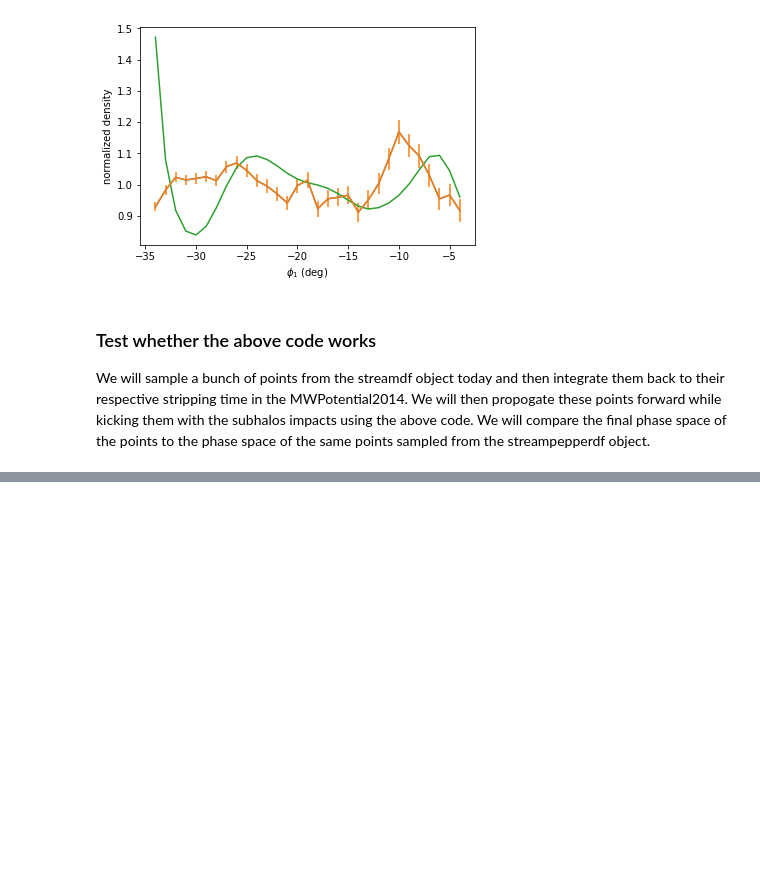
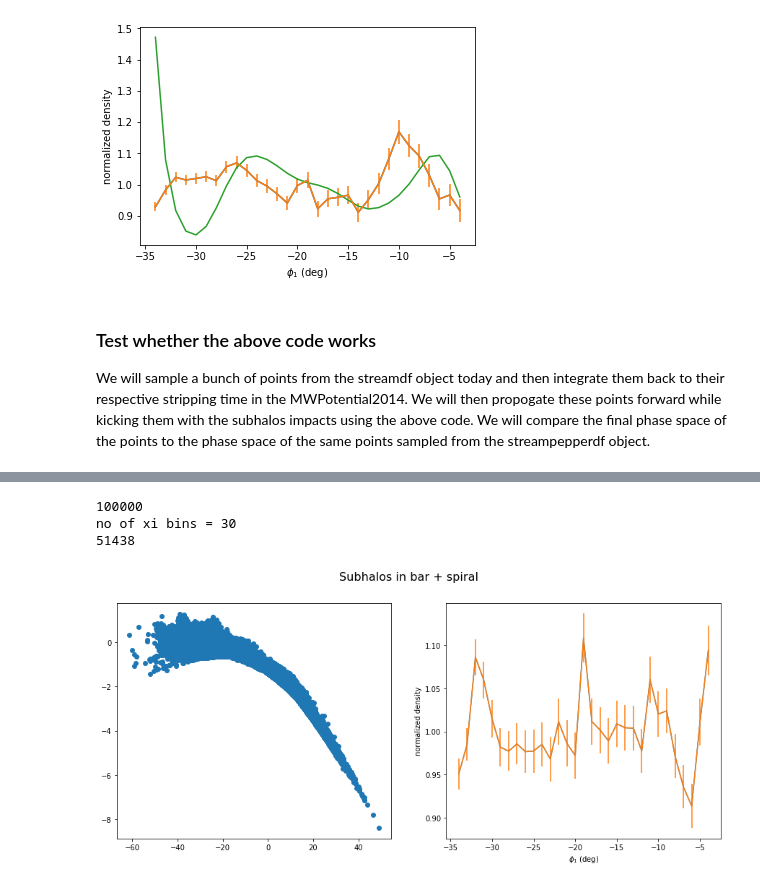
Before and after one commit to nbanik/Analyze_GD-1, a Jupyter notebook: spraydf_combine_bar+spiral and subhalos.ipynb, the cells around one changed output, grey strips where cells are left out. Cells and saved outputs as stored; diff of their text form; code cells hidden in the pictures; blank space fills up the shorter version.

```diff
--- a/spraydf_combine_bar+spiral and subhalos.ipynb
+++ b/spraydf_combine_bar+spiral and subhalos.ipynb
@@ -535,0 +516,38 @@ for ii in range(len(tstrip)):
+# %%
+#R   phi   z   vR    vT    vz
+R_BSsub=[]
+phi_BSsub=[]
+z_BSsub=[]
+
+for ii in range(1000):
+    R,phi,z,_,_,_=np.loadtxt("sample_spraydf_subhalos/MWbar+spiral/sample_spraydf_subhalos_N100_MWbar+spiral_GD1stream_trailing_batch{}.dat".format(ii),unpack=True)
+    for jj in range(len(R)):
+        R_BSsub.append(R[jj])
+        phi_BSsub.append(phi[jj])
+        z_BSsub.append(z[jj])
+
+
+p1_BSsub,p2_BSsub=galcencyl_to_phi12(R_BSsub,phi_BSsub,z_BSsub)
+
+midphi1_BSsub,Ndn_BSsub,Ndn_BSsuberr,nden_BSsub,nden_BSsuberr,pp_BSsub = compute_ndenphi1(p1_BSsub,maxphi1=-4., minphi1=-34.,
+                                                                                          bw=1)
+
+
+plt.figure(figsize=(15,6))
+plt.suptitle("Subhalos in bar + spiral",fontsize=16)
+plt.subplot(1,2,1)
+plt.scatter(p1_BSsub,p2_BSsub)
+
+plt.subplot(1,2,2)
+plt.plot(midphi1_BSsub,nden_BSsub)
+plt.errorbar(midphi1_BSsub,nden_BSsub,nden_BSsuberr)
+#plt.plot(outphi1,dens_cont,label="")
+plt.ylabel('normalized density')
+plt.xlabel(r'$\phi_{1}$ (deg)')
+
+plt.show()
+# %% [output]
+100000
+no of xi bins = 30
+51438
+[figure, added]
```
Also changed, not shown: parts of 10 cells of this notebook.
